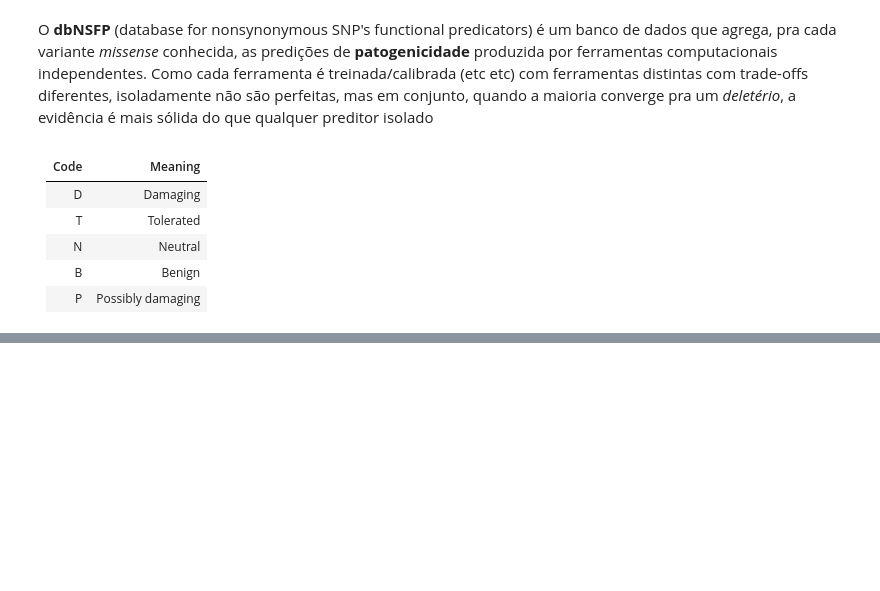
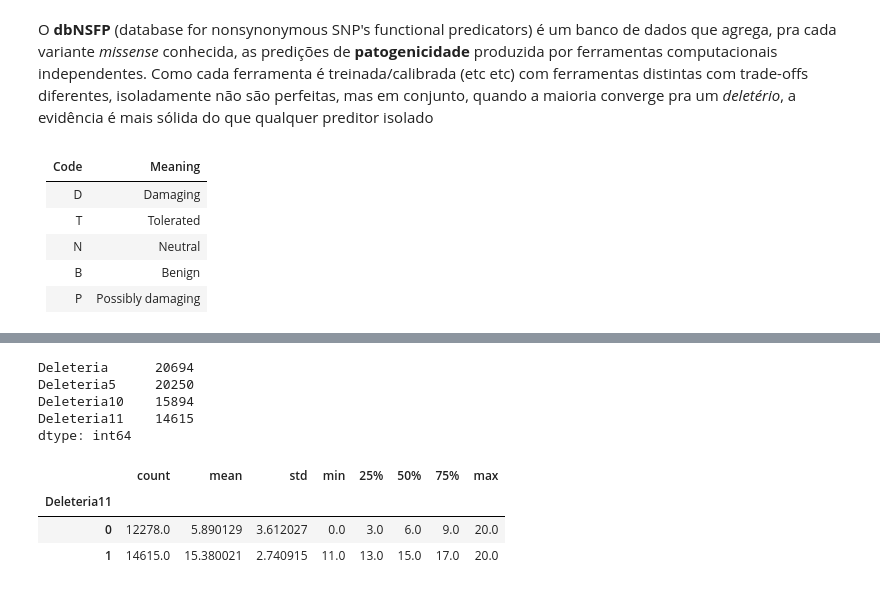
Before and after one commit to TailUFPB/BioInfo-2026.1, a Jupyter notebook: brca.ipynb, the cells around one changed output, grey strips where cells are left out. Drawn from its saved outputs; the diff is of its cells as text; code cells hidden in the pictures; blank space fills up the shorter version.

Commit message:
feat: add deleteria exploration

```diff
--- a/brca.ipynb
+++ b/brca.ipynb
@@ -113,0 +123,18 @@ Como cada ferramenta é treinada/calibrada (etc etc) com ferramentas distintas c
+# %%
+df['NdamageCalc'] = pd.to_numeric(df['NdamageCalc'], errors='coerce')
+
+funil = { col: int(df[col].sum()) for col in ["Deleteria", "Deleteria5", "Deleteria10", "Deleteria11"] }
+print(pd.Series(funil))
+# %% [output]
+Deleteria      20694
+Deleteria5     20250
+Deleteria10    15894
+Deleteria11    14615
+dtype: int64
+# %%
+df.groupby('Deleteria11')['NdamageCalc'].describe()
+# %% [output]
+|  | count | mean | std | min | 25% | 50% | 75% | max |
+| Deleteria11 |  |  |  |  |  |  |  |  |
+| 0 | 12278.0 | 5.890129 | 3.612027 | 0.0 | 3.0 | 6.0 | 9.0 | 20.0 |
+| 1 | 14615.0 | 15.380021 | 2.740915 | 11.0 | 13.0 | 15.0 | 17.0 | 20.0 |
```
Also changed, not shown: parts of 3 cells of this notebook.
